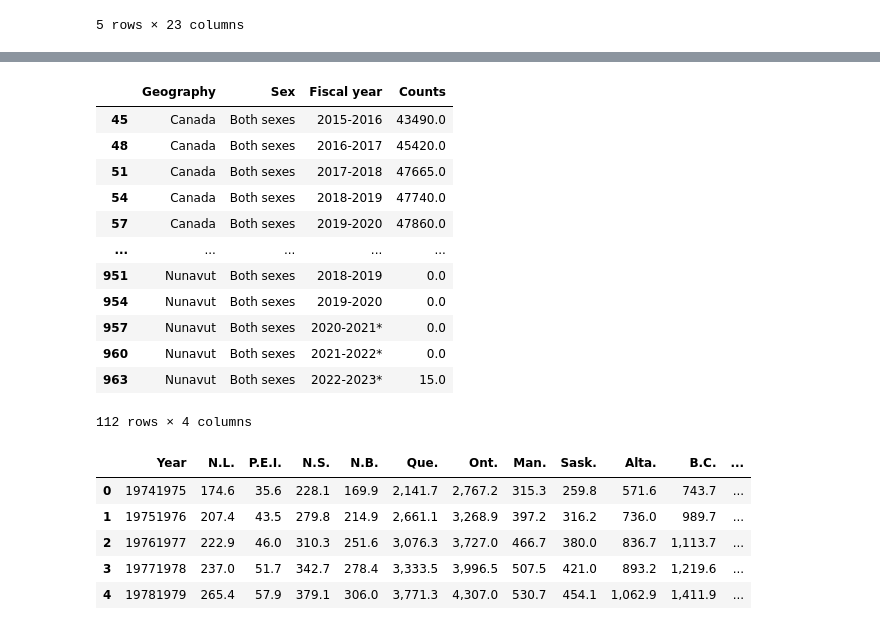
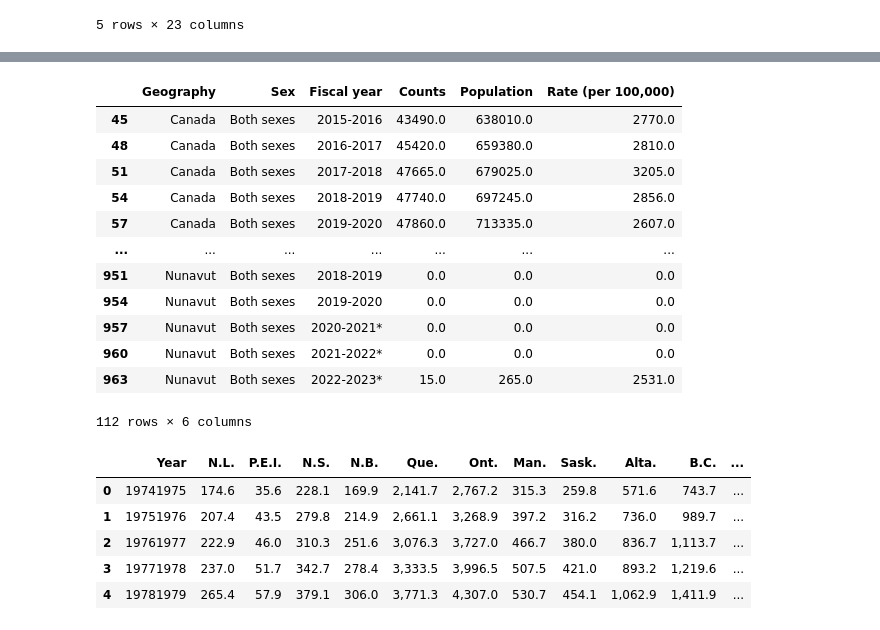
Before and after one commit to MuskanNarwal/Group-Project-3, a Jupyter notebook: Data Cleaning/cleaning.ipynb, the cells around one changed output, grey strips where cells are left out. Drawn from its saved outputs; the diff is of its cells as text; code cells hidden in the pictures.

```diff
--- a/Data Cleaning/cleaning.ipynb
+++ b/Data Cleaning/cleaning.ipynb
@@ -431,7 +431,7 @@ mortality_myocardial.head()
 5 rows × 23 columns
 # %%
 #Drop all unnecessary columns
-columns_kept = ['Geography', 'Sex', 'Fiscal year', 'Counts of mortality with the condition']
+columns_kept = ['Geography', 'Sex', 'Fiscal year', 'Counts of mortality with the condition', 'Population of mortality with the condition', 'Mortality with the condition (per 100,000)']
 mortality_myocardial_cleaned = mortality_myocardial[columns_kept]
 
 mortality_myocardial_cleaned.head()
@@ -445,6 +445,6 @@ mortality_myocardial_cleaned.head()
 # %%
 #Rename the necessary columns
-mortality_myocardial_renamed = mortality_myocardial_cleaned.rename(columns={"Counts of mortality with the condition": "Counts", "Population of mortality with the condition": "Population "})
+mortality_myocardial_renamed = mortality_myocardial_cleaned.rename(columns={"Counts of mortality with the condition": "Counts", "Population of mortality with the condition": "Population", "Mortality with the condition (per 100,000)": "Rate (per 100,000)"})
 
 mortality_myocardial_renamed.head()
 # %% [output]
@@ -457,31 +457,31 @@ mortality_myocardial_renamed.head()
 # %%
 # Replace non-ASCII characters in 'Fiscal year'
 mortality_myocardial_renamed['Fiscal year'] = mortality_myocardial_renamed['Fiscal year'].str.replace(r'[^\x00-\x7F]+', '-', regex=True)
 
 # Fill missing values or handle incomplete rows
-mortality_myocardial_renamed.fillna(value={'Rate (per 100,000)': 0, 'Counts': 0}, inplace=True)
+mortality_myocardial_renamed.fillna(value={'Rate (per 100,000)': 0, 'Counts': 0, 'Population': 0}, inplace=True)
 
 #Drop all rows pertaining to a particular gender as the analysis is not gender-specific
 mortality_myocardial_final = mortality_myocardial_renamed[mortality_myocardial_renamed["Sex"] == "Both sexes"]
 #Filter to drop all rows below the last row of data of interest
 mortality_myocardial_final = mortality_myocardial_final.iloc[:963]
 #Filter the datasetb to begin in 2015 so that all datasets begin at the same date
 mortality_myocardial_final = mortality_myocardial_final[mortality_myocardial_final['Fiscal year'] >= '2015-2016']
 mortality_myocardial_final
 # %% [output]
-|  | Geography | Sex | Fiscal year | Counts |
-| 45 | Canada | Both sexes | 2015-2016 | 43490.0 |
-| 48 | Canada | Both sexes | 2016-2017 | 45420.0 |
-| 51 | Canada | Both sexes | 2017-2018 | 47665.0 |
-| 54 | Canada | Both sexes | 2018-2019 | 47740.0 |
-| 57 | Canada | Both sexes | 2019-2020 | 47860.0 |
-| ... | ... | ... | ... | ... |
-| 951 | Nunavut | Both sexes | 2018-2019 | 0.0 |
-| 954 | Nunavut | Both sexes | 2019-2020 | 0.0 |
-| 957 | Nunavut | Both sexes | 2020-2021* | 0.0 |
-| 960 | Nunavut | Both sexes | 2021-2022* | 0.0 |
-| 963 | Nunavut | Both sexes | 2022-2023* | 15.0 |
+|  | Geography | Sex | Fiscal year | Counts | Population | Rate (per 100,000) |
+| 45 | Canada | Both sexes | 2015-2016 | 43490.0 | 638010.0 | 2770.0 |
+| 48 | Canada | Both sexes | 2016-2017 | 45420.0 | 659380.0 | 2810.0 |
+| 51 | Canada | Both sexes | 2017-2018 | 47665.0 | 679025.0 | 3205.0 |
+| 54 | Canada | Both sexes | 2018-2019 | 47740.0 | 697245.0 | 2856.0 |
+| 57 | Canada | Both sexes | 2019-2020 | 47860.0 | 713335.0 | 2607.0 |
+| ... | ... | ... | ... | ... | ... | ... |
+| 951 | Nunavut | Both sexes | 2018-2019 | 0.0 | 0.0 | 0.0 |
+| 954 | Nunavut | Both sexes | 2019-2020 | 0.0 | 0.0 | 0.0 |
+| 957 | Nunavut | Both sexes | 2020-2021* | 0.0 | 0.0 | 0.0 |
+| 960 | Nunavut | Both sexes | 2021-2022* | 0.0 | 0.0 | 0.0 |
+| 963 | Nunavut | Both sexes | 2022-2023* | 15.0 | 265.0 | 2531.0 |
-112 rows × 4 columns
+112 rows × 6 columns
 # %%
 #Save all cleaned datasets as csv files
 incidence_failure_path = "incidence_failure_final.csv"
```
Also changed, not shown: parts of 14 cells of this notebook, 5 other files.
